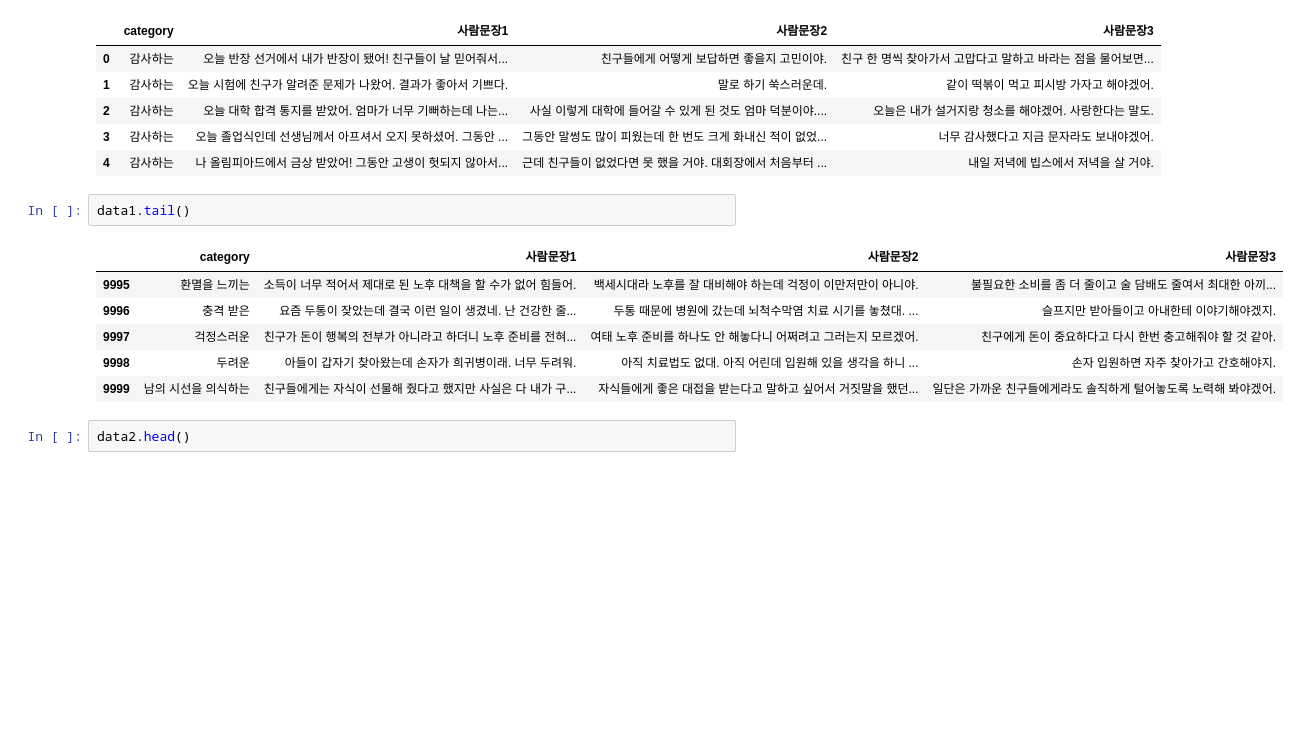
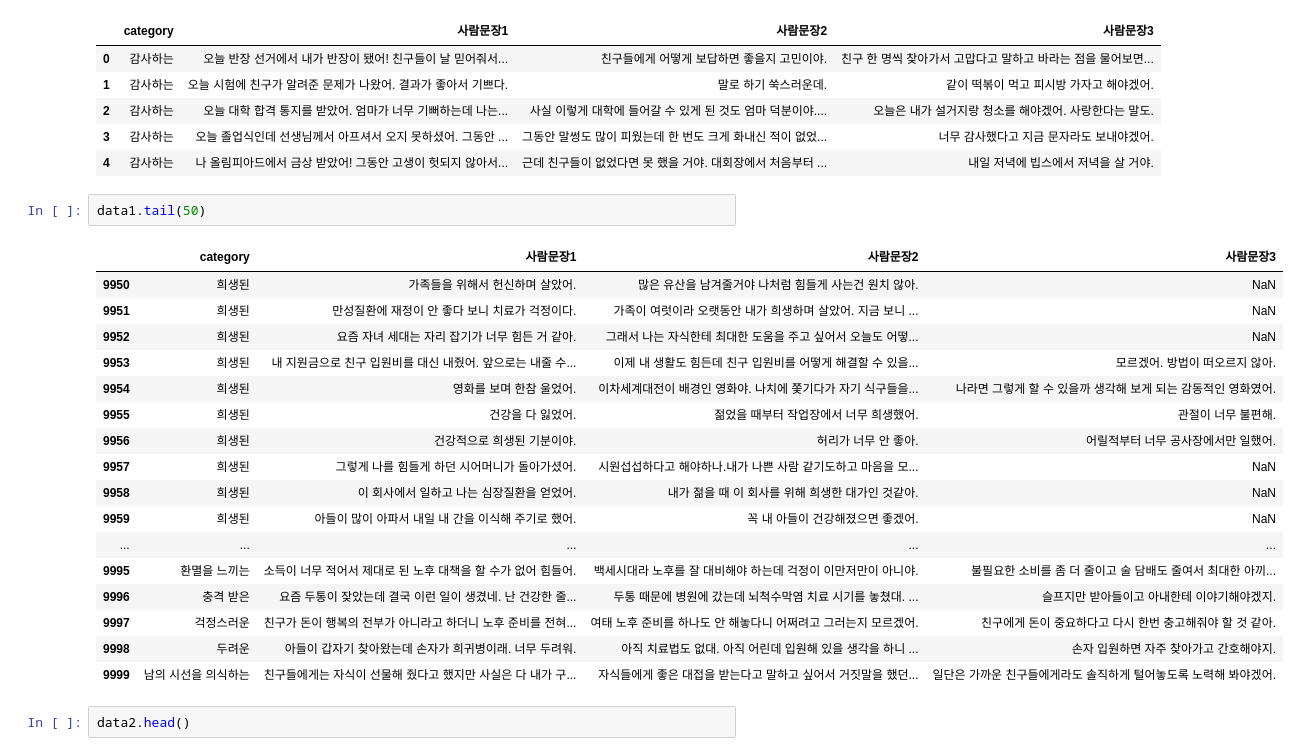
Before and after one commit to 2zyworld/Bigdata, a Jupyter notebook: 감성대화말뭉치_원천데이터_전처리.ipynb, the cells around one changed output. Saved outputs shown, nothing was run; the diff lists cells and outputs as text; blank space fills up the shorter version.

```diff
--- a/감성대화말뭉치_원천데이터_전처리.ipynb
+++ b/감성대화말뭉치_원천데이터_전처리.ipynb
@@ -85,15 +94,26 @@ data1.head()
 | 2 | 감사하는 | 오늘 대학 합격 통지를 받았어. 엄마가 너무 기뻐하는데 나는... | 사실 이렇게 대학에 들어갈 수 있게 된 것도 엄마 덕분이야.... | 오늘은 내가 설거지랑 청소를 해야겠어. 사랑한다는 말도. |
 | 3 | 감사하는 | 오늘 졸업식인데 선생님께서 아프셔서 오지 못하셨어. 그동안 ... | 그동안 말썽도 많이 피웠는데 한 번도 크게 화내신 적이 없었... | 너무 감사했다고 지금 문자라도 보내야겠어. |
 | 4 | 감사하는 | 나 올림피아드에서 금상 받았어! 그동안 고생이 헛되지 않아서... | 근데 친구들이 없었다면 못 했을 거야. 대회장에서 처음부터 ... | 내일 저녁에 빕스에서 저녁을 살 거야. |
-# %%
-data1.tail()
-# %% [output]
-|  | category | 사람문장1 | 사람문장2 | 사람문장3 |
-| 9995 | 환멸을 느끼는 | 소득이 너무 적어서 제대로 된 노후 대책을 할 수가 없어 힘들어. | 백세시대라 노후를 잘 대비해야 하는데 걱정이 이만저만이 아니야. | 불필요한 소비를 좀 더 줄이고 술 담배도 줄여서 최대한 아끼... |
-| 9996 | 충격 받은 | 요즘 두통이 잦았는데 결국 이런 일이 생겼네. 난 건강한 줄... | 두통 때문에 병원에 갔는데 뇌척수막염 치료 시기를 놓쳤대. ... | 슬프지만 받아들이고 아내한테 이야기해야겠지. |
-| 9997 | 걱정스러운 | 친구가 돈이 행복의 전부가 아니라고 하더니 노후 준비를 전혀... | 여태 노후 준비를 하나도 안 해놓다니 어쩌려고 그러는지 모르겠어. | 친구에게 돈이 중요하다고 다시 한번 충고해줘야 할 것 같아. |
-| 9998 | 두려운 | 아들이 갑자기 찾아왔는데 손자가 희귀병이래. 너무 두려워. | 아직 치료법도 없대. 아직 어린데 입원해 있을 생각을 하니 ... | 손자 입원하면 자주 찾아가고 간호해야지. |
-| 9999 | 남의 시선을 의식하는 | 친구들에게는 자식이 선물해 줬다고 했지만 사실은 다 내가 구... | 자식들에게 좋은 대접을 받는다고 말하고 싶어서 거짓말을 했던... | 일단은 가까운 친구들에게라도 솔직하게 털어놓도록 노력해 봐야겠어. |
+# %%
+data1.tail(50)
+# %% [output]
+|  | category | 사람문장1 | 사람문장2 | 사람문장3 |
+| 9950 | 희생된 | 가족들을 위해서 헌신하며 살았어. | 많은 유산을 남겨줄거야 나처럼 힘들게 사는건 원치 않아. | NaN |
+| 9951 | 희생된 | 만성질환에 재정이 안 좋다 보니 치료가 걱정이다. | 가족이 여럿이라 오랫동안 내가 희생하며 살았어. 지금 보니 ... | NaN |
+| 9952 | 희생된 | 요즘 자녀 세대는 자리 잡기가 너무 힘든 거 같아. | 그래서 나는 자식한테 최대한 도움을 주고 싶어서 오늘도 어떻... | NaN |
+| 9953 | 희생된 | 내 지원금으로 친구 입원비를 대신 내줬어. 앞으로는 내줄 수... | 이제 내 생활도 힘든데 친구 입원비를 어떻게 해결할 수 있을... | 모르겠어. 방법이 떠오르지 않아. |
+| 9954 | 희생된 | 영화를 보며 한참 울었어. | 이차세계대전이 배경인 영화야. 나치에 쫓기다가 자기 식구들을... | 나라면 그렇게 할 수 있을까 생각해 보게 되는 감동적인 영화였어. |
+| 9955 | 희생된 | 건강을 다 잃었어. | 젊었을 때부터 작업장에서 너무 희생했어. | 관절이 너무 불편해. |
+| 9956 | 희생된 | 건강적으로 희생된 기분이야. | 허리가 너무 안 좋아. | 어릴적부터 너무 공사장에서만 일했어. |
+| 9957 | 희생된 | 그렇게 나를 힘들게 하던 시어머니가 돌아가셨어. | 시원섭섭하다고 해야하나.내가 나쁜 사람 같기도하고 마음을 모... | NaN |
+| 9958 | 희생된 | 이 회사에서 일하고 나는 심장질환을 얻었어. | 내가 젊을 때 이 회사를 위해 희생한 대가인 것같아. | NaN |
+| 9959 | 희생된 | 아들이 많이 아파서 내일 내 간을 이식해 주기로 했어. | 꼭 내 아들이 건강해졌으면 좋겠어. | NaN |
+| ... | ... | ... | ... | ... |
+| 9995 | 환멸을 느끼는 | 소득이 너무 적어서 제대로 된 노후 대책을 할 수가 없어 힘들어. | 백세시대라 노후를 잘 대비해야 하는데 걱정이 이만저만이 아니야. | 불필요한 소비를 좀 더 줄이고 술 담배도 줄여서 최대한 아끼... |
+| 9996 | 충격 받은 | 요즘 두통이 잦았는데 결국 이런 일이 생겼네. 난 건강한 줄... | 두통 때문에 병원에 갔는데 뇌척수막염 치료 시기를 놓쳤대. ... | 슬프지만 받아들이고 아내한테 이야기해야겠지. |
+| 9997 | 걱정스러운 | 친구가 돈이 행복의 전부가 아니라고 하더니 노후 준비를 전혀... | 여태 노후 준비를 하나도 안 해놓다니 어쩌려고 그러는지 모르겠어. | 친구에게 돈이 중요하다고 다시 한번 충고해줘야 할 것 같아. |
+| 9998 | 두려운 | 아들이 갑자기 찾아왔는데 손자가 희귀병이래. 너무 두려워. | 아직 치료법도 없대. 아직 어린데 입원해 있을 생각을 하니 ... | 손자 입원하면 자주 찾아가고 간호해야지. |
+| 9999 | 남의 시선을 의식하는 | 친구들에게는 자식이 선물해 줬다고 했지만 사실은 다 내가 구... | 자식들에게 좋은 대접을 받는다고 말하고 싶어서 거짓말을 했던... | 일단은 가까운 친구들에게라도 솔직하게 털어놓도록 노력해 봐야겠어. |
 # %%
 data2.head()
 # %% [output]
```
Also changed, not shown: parts of 34 cells of this notebook, 8 other files.
